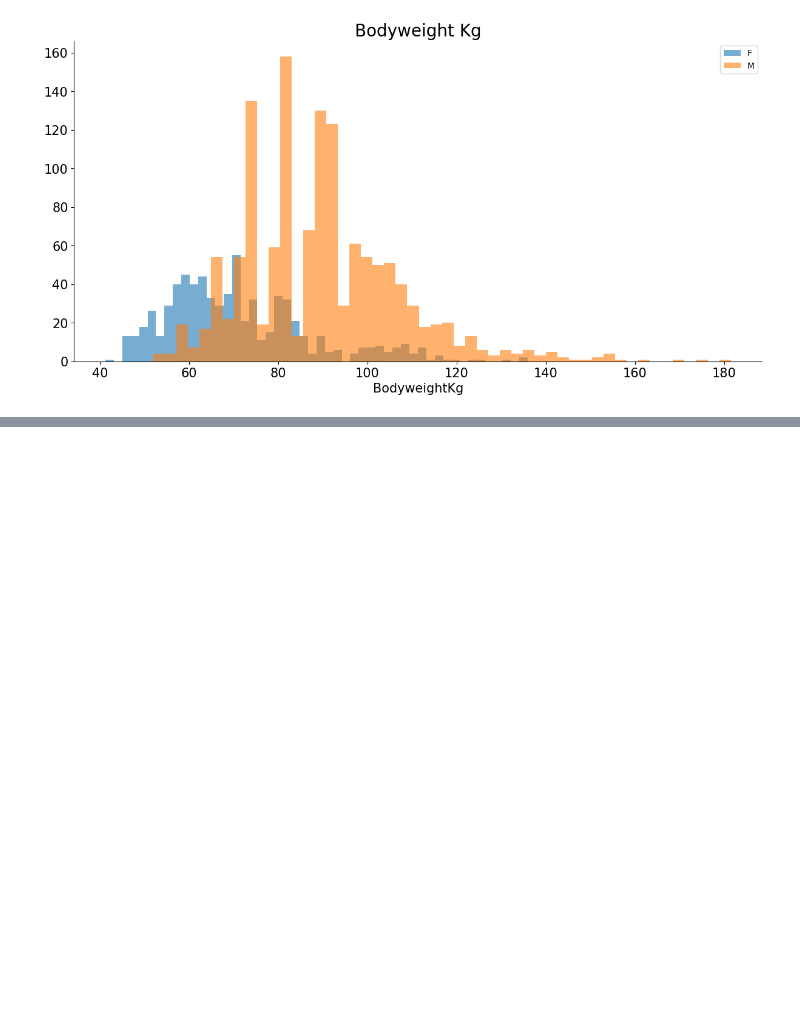
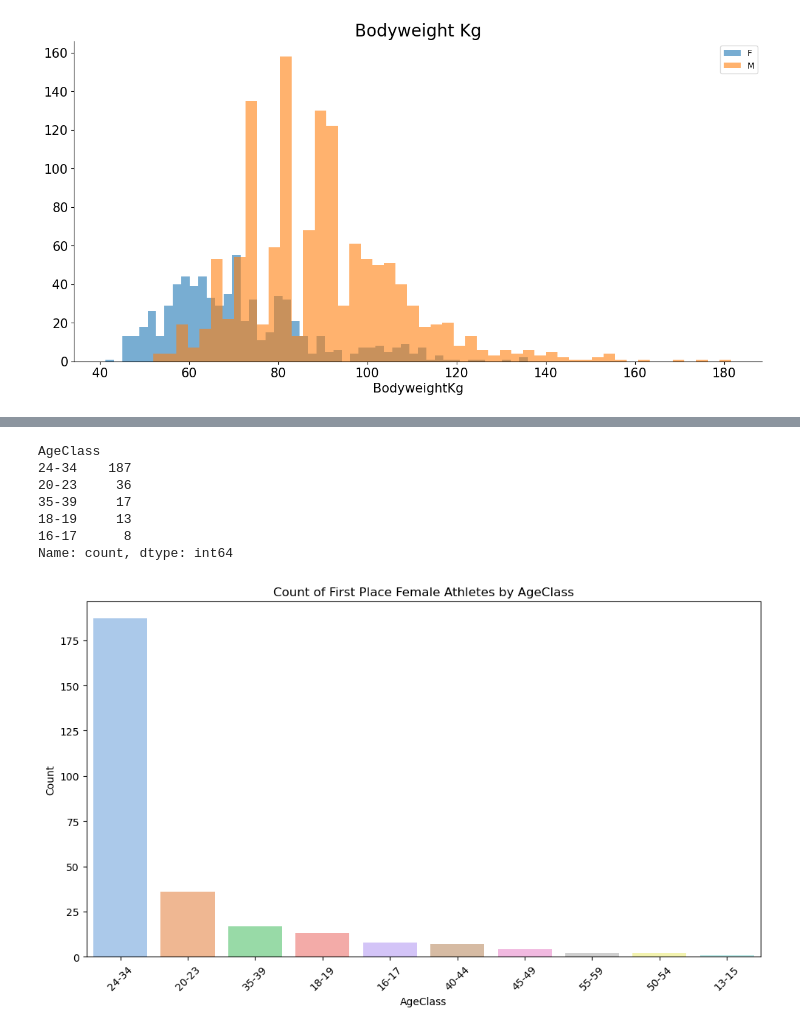
Before and after one commit to say917/Project_Powerlift, a Jupyter notebook: merged_test_v2.ipynb, the cells around one changed output, grey strips where cells are left out. Saved outputs shown, nothing was run; the diff lists cells and outputs as text; code cells hidden in the pictures; blank space fills up the shorter version.

```diff
--- a/merged_test_v2.ipynb
+++ b/merged_test_v2.ipynb
@@ -216,0 +171,38 @@ NameError: name 'mean_stats_by_ageclass' is not defined
+# %%
+import matplotlib.pyplot as plt
+import seaborn as sns
+
+firstPlace = merged_table[(merged_table.Place == 1)]
+firstPlaceMale = firstPlace[(firstPlace.Sex == 'M')]
+firstPlaceFemale = firstPlace[(firstPlace.Sex == 'F')]
+
+# Count values for each AgeClass for females
+female_ageclass_counts = firstPlaceFemale['AgeClass'].value_counts()
+
+# Display the count values for each AgeClass
+print(female_ageclass_counts.head())
+
+# Sort AgeClass counts in descending order
+female_ageclass_counts = female_ageclass_counts.sort_values(ascending=False)
+
+# Use a pastel color palette from seaborn
+pastel_palette = sns.color_palette("pastel")
+
+# Create a bar chart with pastel colors for female athletes
+plt.figure(figsize=(10, 6))
+sns.barplot(x=female_ageclass_counts.index, y=female_ageclass_counts.values, palette=pastel_palette)
+plt.title('Count of First Place Female Athletes by AgeClass')
+plt.xlabel('AgeClass')
+plt.ylabel('Count')
+plt.xticks(rotation=45)  # Rotate x-labels for better readability
+plt.tight_layout()
+plt.show()
+# %% [output]
+AgeClass
+24-34    187
+20-23     36
+35-39     17
+18-19     13
+16-17      8
+Name: count, dtype: int64
+[figure, added]
```
Also changed, not shown: parts of 13 cells of this notebook, 1 other file.
